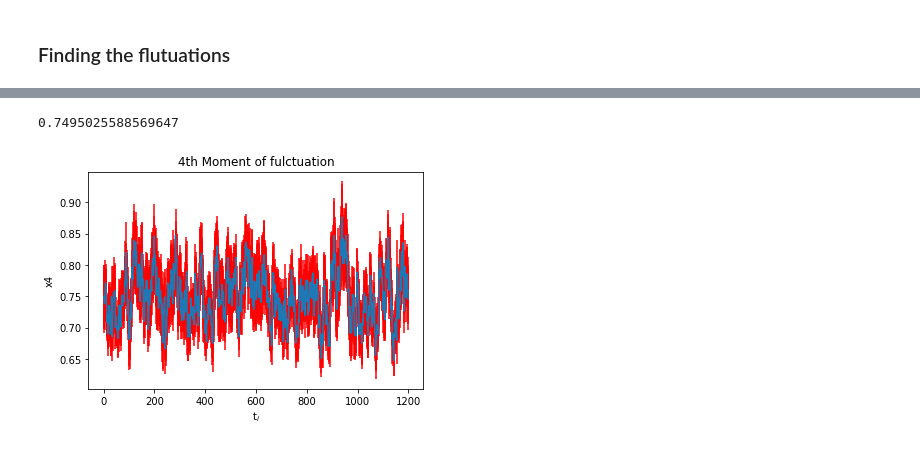
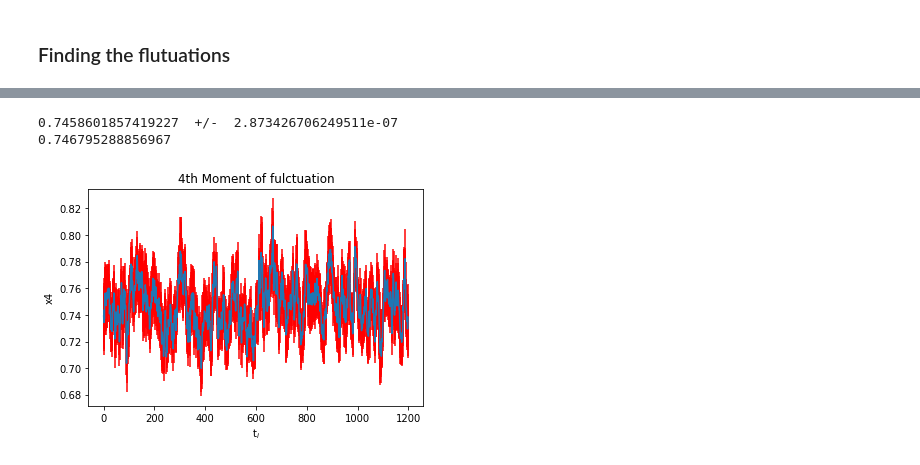
Before and after one commit to ats2008/bs_final_project_2019, a Jupyter notebook: hoMCAnalysis/Data Analysis - Analysis temp.ipynb, the cells around one changed output, grey strips where cells are left out. Cells and saved outputs as stored; diff of their text form; code cells hidden in the pictures.

```diff
--- a/hoMCAnalysis/Data Analysis - Analysis temp.ipynb
+++ b/hoMCAnalysis/Data Analysis - Analysis temp.ipynb
@@ -389,18 +376,21 @@ BIN_LEN =  381   simRun['eventCount'] /  BIN_LEN  =  24.937007874015748
 # %%
 x4_vec=np.array(x4_vec)
 x4_vec_err=np.array(x4_vec_err)
 plt.errorbar([i for i in range(simRun['N'])],x4_vec,x4_vec_err,ecolor='r')
 plt.title("4th Moment of fulctuation")
 plt.xlabel("t$_{i}$")
 plt.ylabel("x4")
 
 plt.savefig("x4.jpeg")
 print()
+_X4_AVG,_X4_ERR=AverageWithErr(x4_vec,x4_vec_err)
 X4_AVG=Average(x4_vec)
+print(_X4_AVG," +/- ",_X4_ERR)
 print(X4_AVG)
 # %% [output]
-0.7495025588569647
+0.7458601857419227  +/-  2.873426706249511e-07
+0.746795288856967
-[figure, old version]
+[figure, new version]
 # %%
 print()
 print("Making the corrVect")
```
Also changed, not shown: parts of 19 cells of this notebook, 1 other file.
